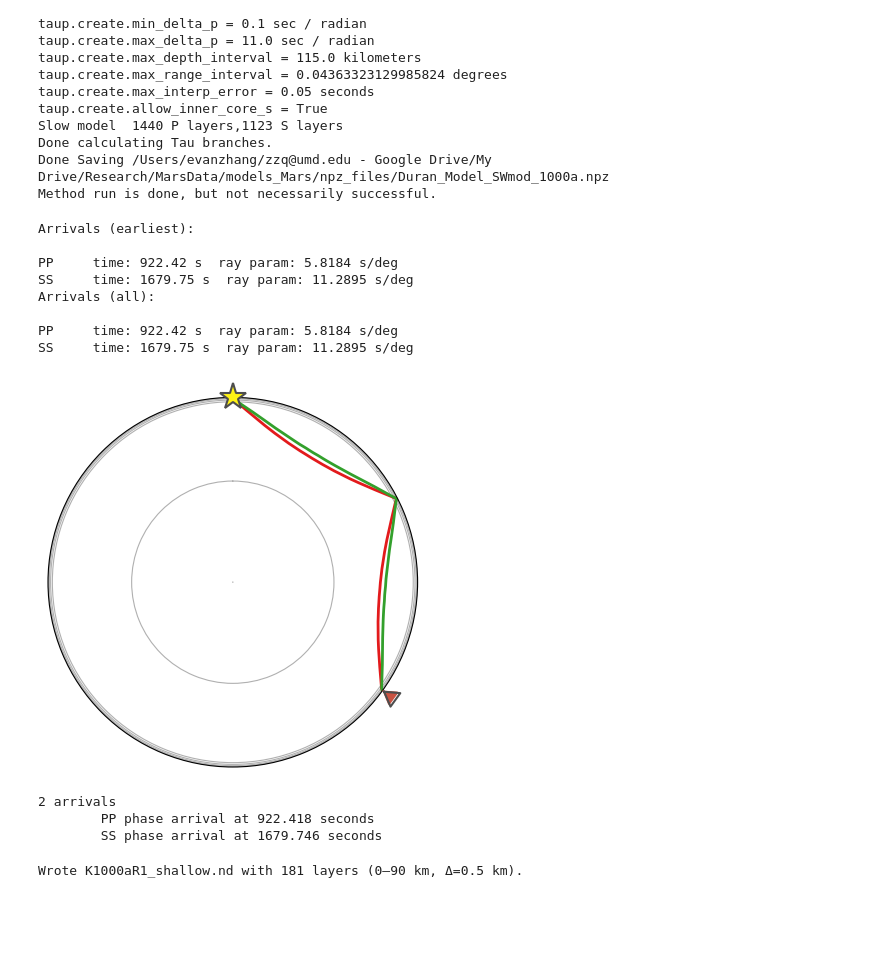
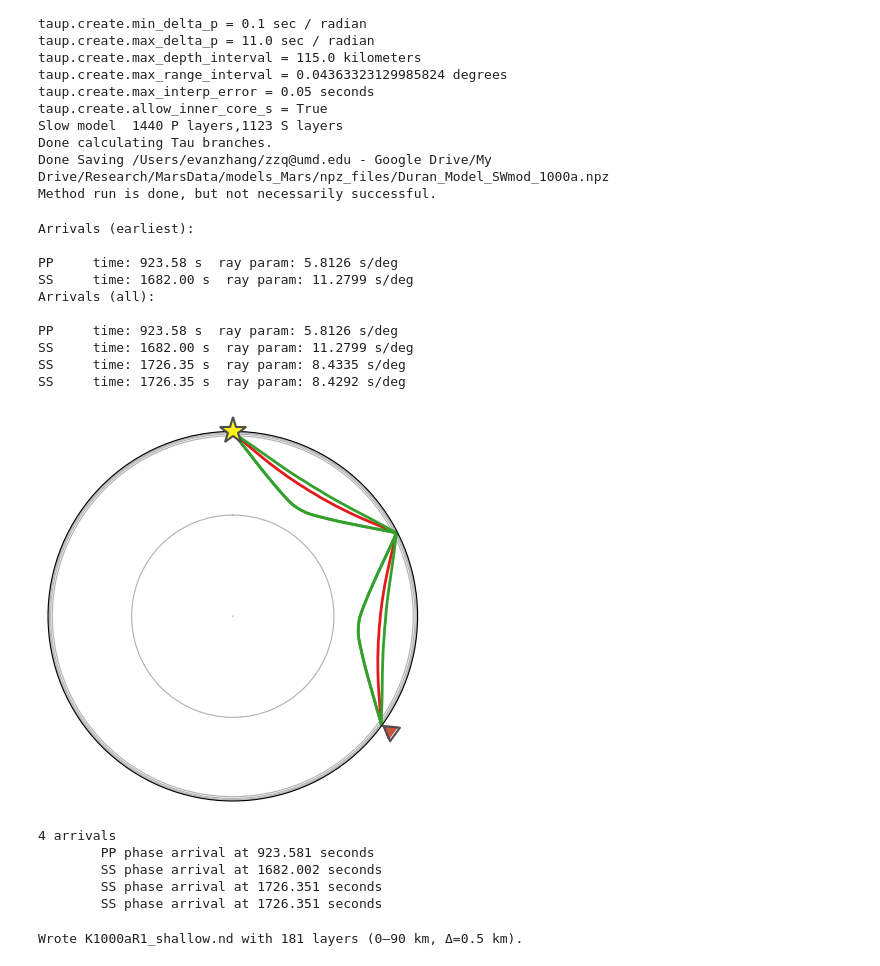
Before and after one commit to evanzzq/MarPPSS, a Jupyter notebook: mars.ipynb, the cells around one changed output. Saved outputs shown, nothing was run; the diff lists cells and outputs as text; code cells hidden in the pictures; blank space fills up the shorter version.

```diff
--- a/mars.ipynb
+++ b/mars.ipynb
@@ -832,13 +832,13 @@ model = TauPyModel(moddir+'/npz_files/'+modname+'.npz')
 
 # Define source depth (km) and distance (degrees)
 depth = 0.  # source depth in km
-distance = 125.9  # source-receiver distance in degrees
+distance = 126.1  # source-receiver distance in degrees
 
 # Optional: list of phases to compute
 # phases = ["P", "PP", "P^mP", "P^9P","P^24P","PPP"]
 # phases = ["S", "SS", "S^mS", "S^9S","S^24S","SSS"]
 # phases = ["S", "SS", "SSS", "ScS"]
-phases = ["PP","SS","PcP","ScS"]
+phases = ["PP","SS"]
 
 # Get arrivals
 arrivals = model.get_travel_times(
@@ -851,41 +851,45 @@ arrivals = model.get_travel_times(
 first_arrivals = {}
 for arr in arrivals:
     phase = arr.name
     if phase not in first_arrivals:
         first_arrivals[phase] = arr
 
 # Print results (earliest ones)
 print("Arrivals (earliest):\n")
 for phase, arr in first_arrivals.items():
     print(f"{arr.name:<6} time: {arr.time:6.2f} s  ray param: {arr.ray_param * (np.pi/180):.4f} s/deg")
 
 # Print results (all)
 print("Arrivals (all):\n")
 for arr in arrivals:
     print(f"{arr.name:<6} time: {arr.time:6.2f} s  ray param: {arr.ray_param * (np.pi/180):.4f} s/deg")
 
 # Get ray paths
 rps = model.get_ray_paths(
     source_depth_in_km=depth,
     distance_in_degree=distance,
     phase_list=phases
 )
 
 rps.plot_rays()#(plot_type="cartesian")
 print(rps)
 # %% [output]
 Arrivals (earliest):
 
-PP     time: 922.42 s  ray param: 5.8184 s/deg
-SS     time: 1679.75 s  ray param: 11.2895 s/deg
+PP     time: 923.58 s  ray param: 5.8126 s/deg
+SS     time: 1682.00 s  ray param: 11.2799 s/deg
 Arrivals (all):
 
-PP     time: 922.42 s  ray param: 5.8184 s/deg
-SS     time: 1679.75 s  ray param: 11.2895 s/deg
+PP     time: 923.58 s  ray param: 5.8126 s/deg
+SS     time: 1682.00 s  ray param: 11.2799 s/deg
+SS     time: 1726.35 s  ray param: 8.4335 s/deg
+SS     time: 1726.35 s  ray param: 8.4292 s/deg
-[figure, old version]
+[figure, new version]
-2 arrivals
-        PP phase arrival at 922.418 seconds
-        SS phase arrival at 1679.746 seconds
+4 arrivals
+        PP phase arrival at 923.581 seconds
+        SS phase arrival at 1682.002 seconds
+        SS phase arrival at 1726.351 seconds
+        SS phase arrival at 1726.351 seconds
 # %%
 import os
 import numpy as np
```
Also changed, not shown: parts of 3 cells of this notebook, 7 other files.
